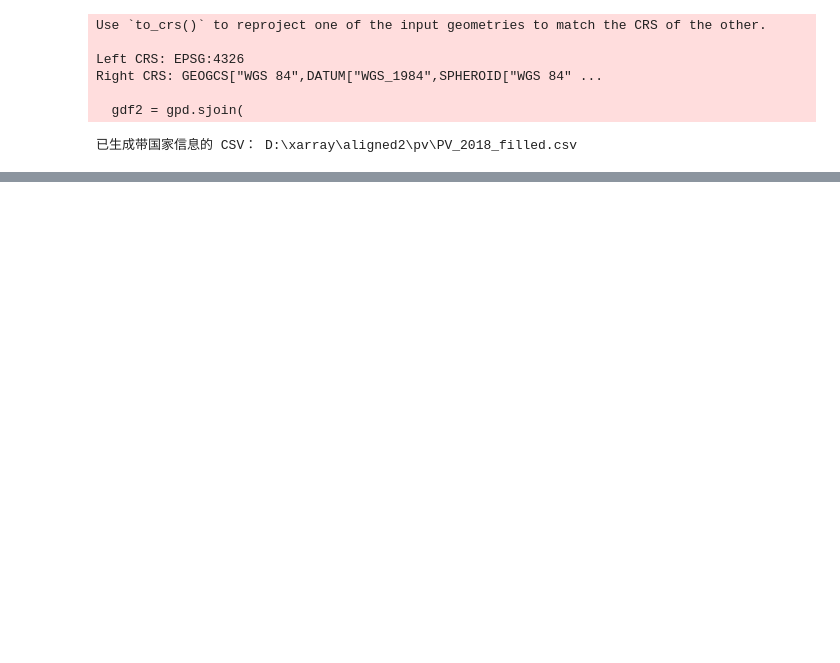
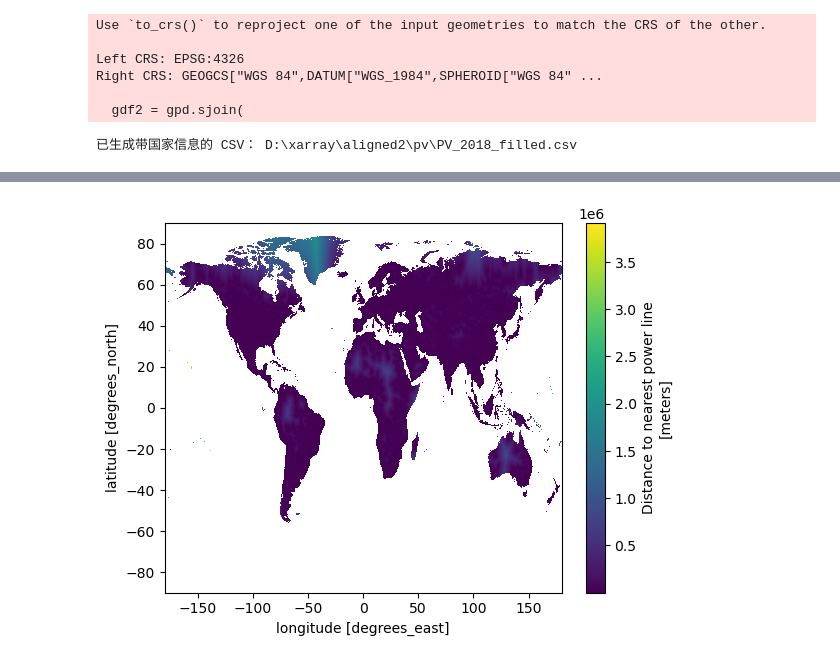
Before and after one commit to px39n/Landuse_Zhong, a Jupyter notebook: raster_process.ipynb, the cells around one changed output, grey strips where cells are left out. Drawn from its saved outputs; the diff is of its cells as text; code cells hidden in the pictures; blank space fills up the shorter version.

```diff
--- a/raster_process.ipynb
+++ b/raster_process.ipynb
@@ -1489,0 +1914,8 @@ Right CRS: GEOGCS["WGS 84",DATUM["WGS_1984",SPHEROID["WGS 84" ...
+# %%
+# Coarsen and plot the dataset
+# Use boundary='trim' to handle dimensions that aren't exactly divisible by window size
+coarsened = ca_ds.Powerdist.coarsen(lat=10, lon=10, boundary='trim').mean()
+coarsened.plot()
+plt.show()
+# %% [output]
+[figure, added]
```
Also changed, not shown: parts of 20 cells of this notebook, 30 other files.
